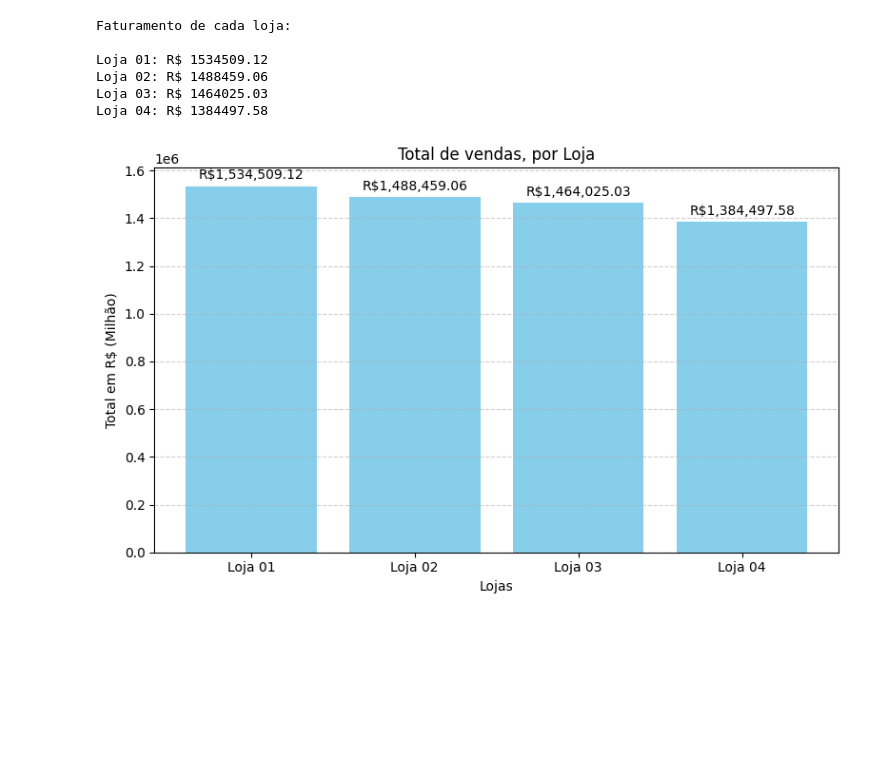
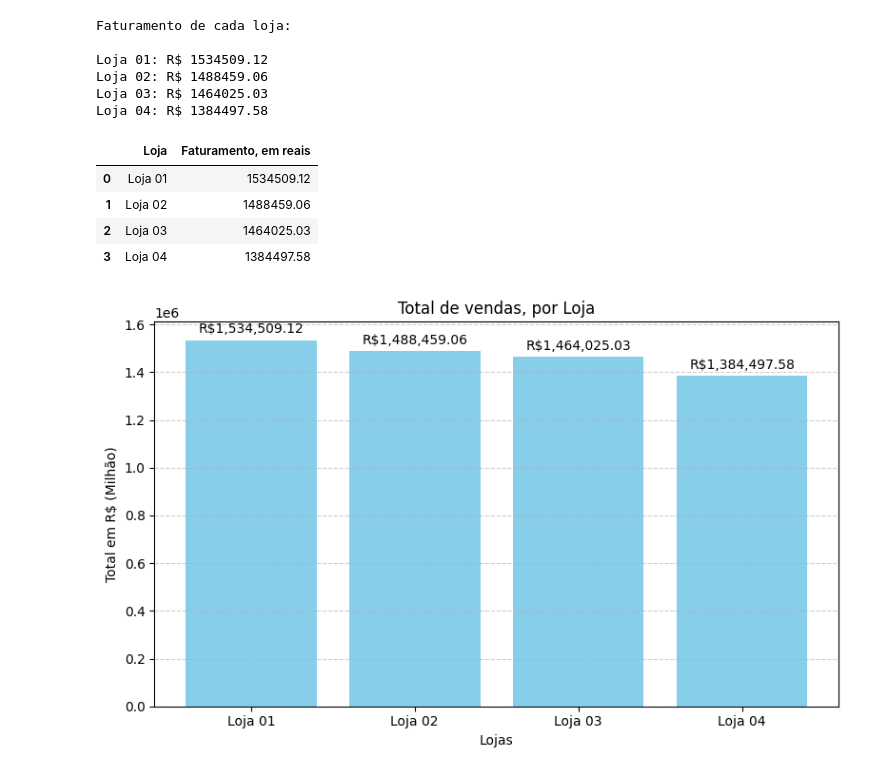
Before and after one commit to ElsCorporation/ChallengeAlluraStore, a Jupyter notebook: AluraStoreBrEdinhoLima.ipynb, the cells around one changed output. Saved outputs shown, nothing was run; the diff lists cells and outputs as text; code cells hidden in the pictures; blank space fills up the shorter version.

```diff
--- a/AluraStoreBrEdinhoLima.ipynb
+++ b/AluraStoreBrEdinhoLima.ipynb
@@ -39,6 +39,23 @@ Loja 01: R$ 1534509.12
 Loja 02: R$ 1488459.06
 Loja 03: R$ 1464025.03
 Loja 04: R$ 1384497.58
+# %%
+import pandas as pd
+faturamento = {
+    'Loja 01': somaTotalLoja01,
+    'Loja 02': somaTotalLoja02,
+    'Loja 03': somaTotalLoja03,
+    'Loja 04': somaTotalLoja04
+}
+
+lojasFaturamento = pd.DataFrame(list(faturamento.items()), columns=['Loja', 'Faturamento, em reais'])
+lojasFaturamento.head()
+# %% [output]
+|  | Loja | Faturamento, em reais |
+| 0 | Loja 01 | 1534509.12 |
+| 1 | Loja 02 | 1488459.06 |
+| 2 | Loja 03 | 1464025.03 |
+| 3 | Loja 04 | 1384497.58 |
 # %%
 import matplotlib.pyplot as plt
 
```
Also changed, not shown: parts of 12 cells of this notebook.
